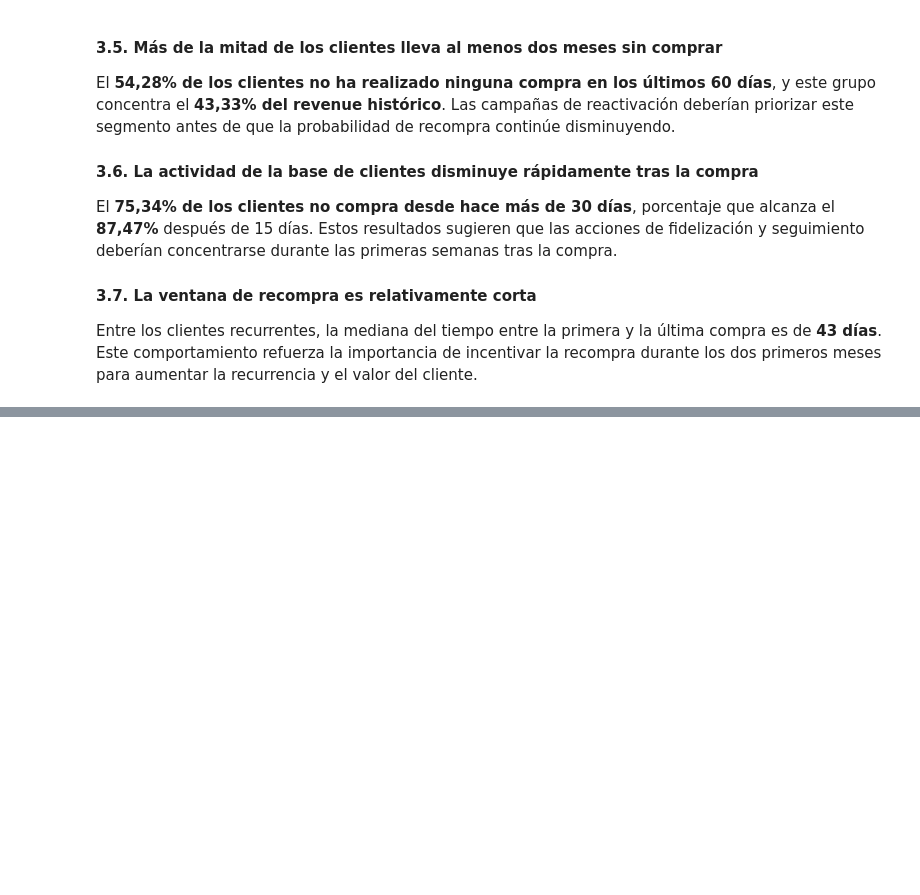
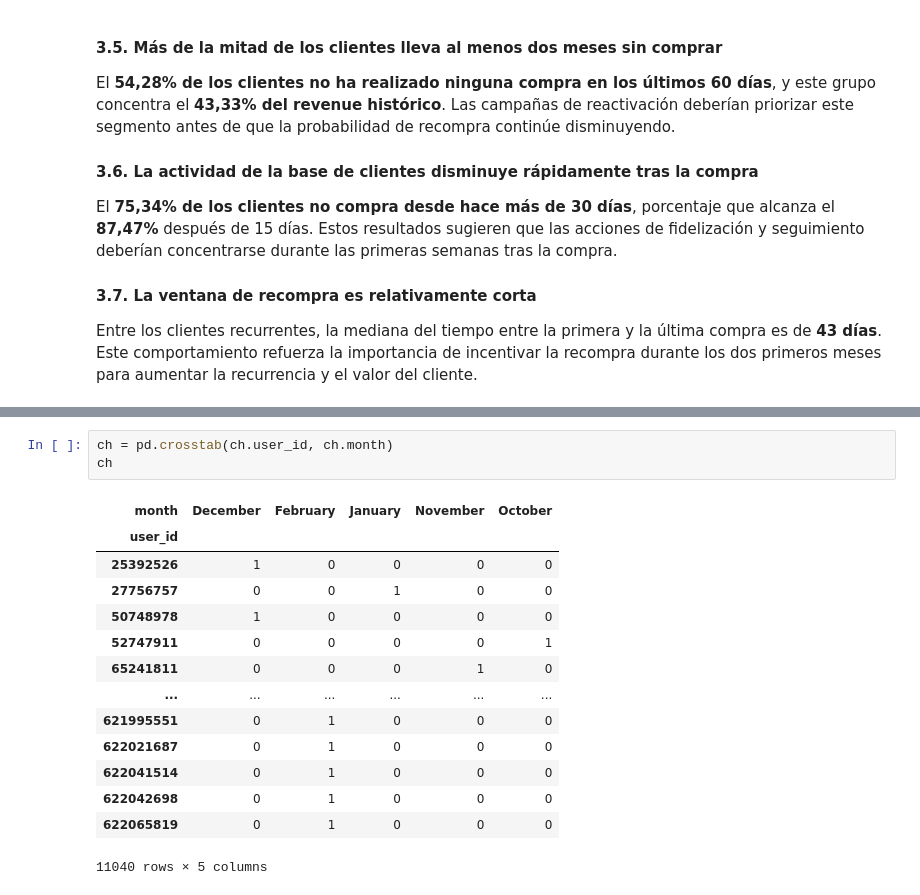
Before and after one commit to jordipsans/ecommerce-growth-analytics, a Jupyter notebook: notebooks/03_AnalisisInsights.ipynb, the cells around one changed output, grey strips where cells are left out. Saved outputs shown, nothing was run; the diff lists cells and outputs as text; blank space fills up the shorter version.

```diff
--- a/notebooks/03_AnalisisInsights.ipynb
+++ b/notebooks/03_AnalisisInsights.ipynb
@@ -881,0 +909,18 @@ Entre los clientes recurrentes, la mediana del tiempo entre la primera y la últ
+# %%
+ch = pd.crosstab(ch.user_id, ch.month)
+ch
+# %% [output]
+| month | December | February | January | November | October |
+| user_id |  |  |  |  |  |
+| 25392526 | 1 | 0 | 0 | 0 | 0 |
+| 27756757 | 0 | 0 | 1 | 0 | 0 |
+| 50748978 | 1 | 0 | 0 | 0 | 0 |
+| 52747911 | 0 | 0 | 0 | 0 | 1 |
+| 65241811 | 0 | 0 | 0 | 1 | 0 |
+| ... | ... | ... | ... | ... | ... |
+| 621995551 | 0 | 1 | 0 | 0 | 0 |
+| 622021687 | 0 | 1 | 0 | 0 | 0 |
+| 622041514 | 0 | 1 | 0 | 0 | 0 |
+| 622042698 | 0 | 1 | 0 | 0 | 0 |
+| 622065819 | 0 | 1 | 0 | 0 | 0 |
+11040 rows × 5 columns
```
Also changed, not shown: parts of 41 cells of this notebook, 1 other file.
